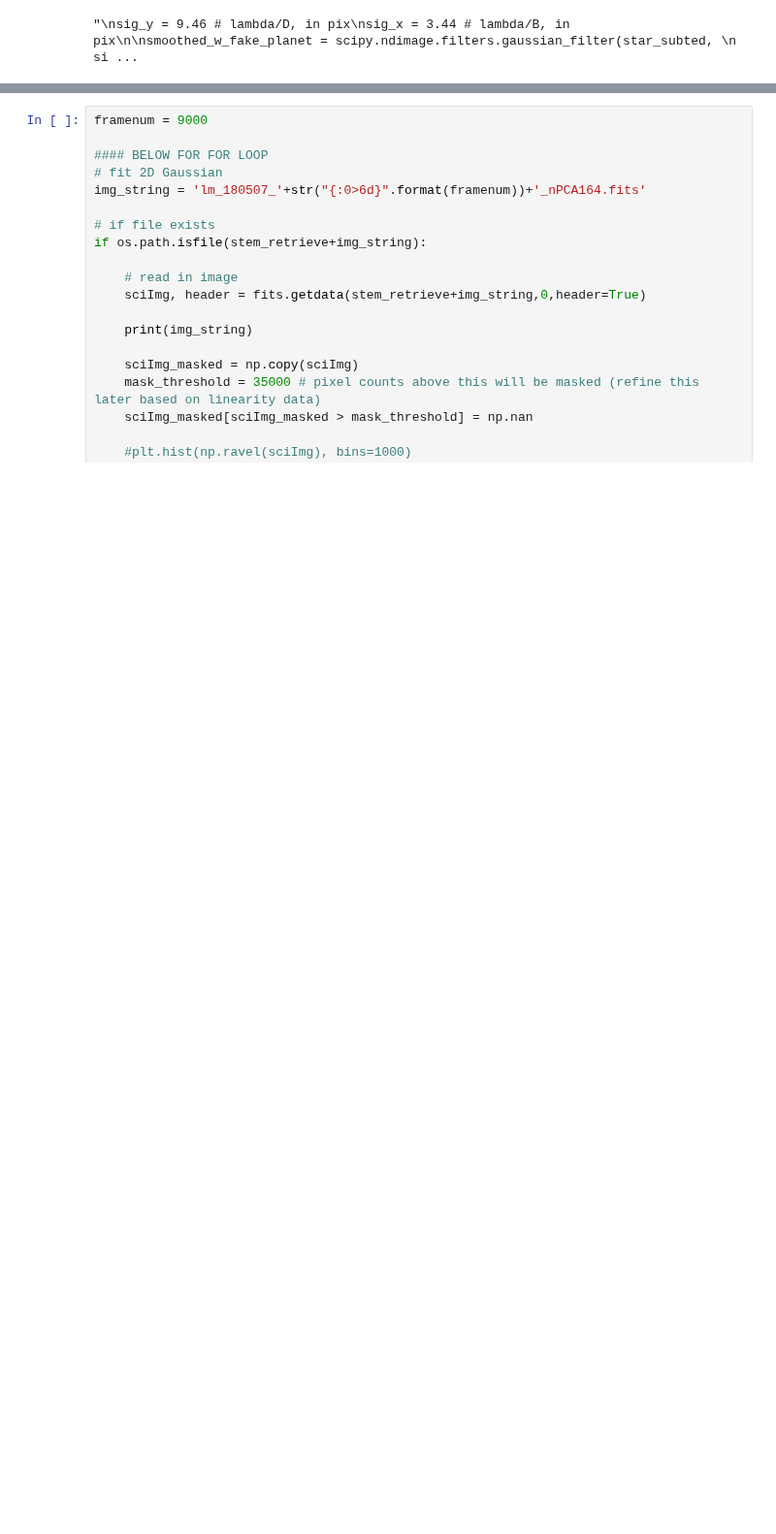
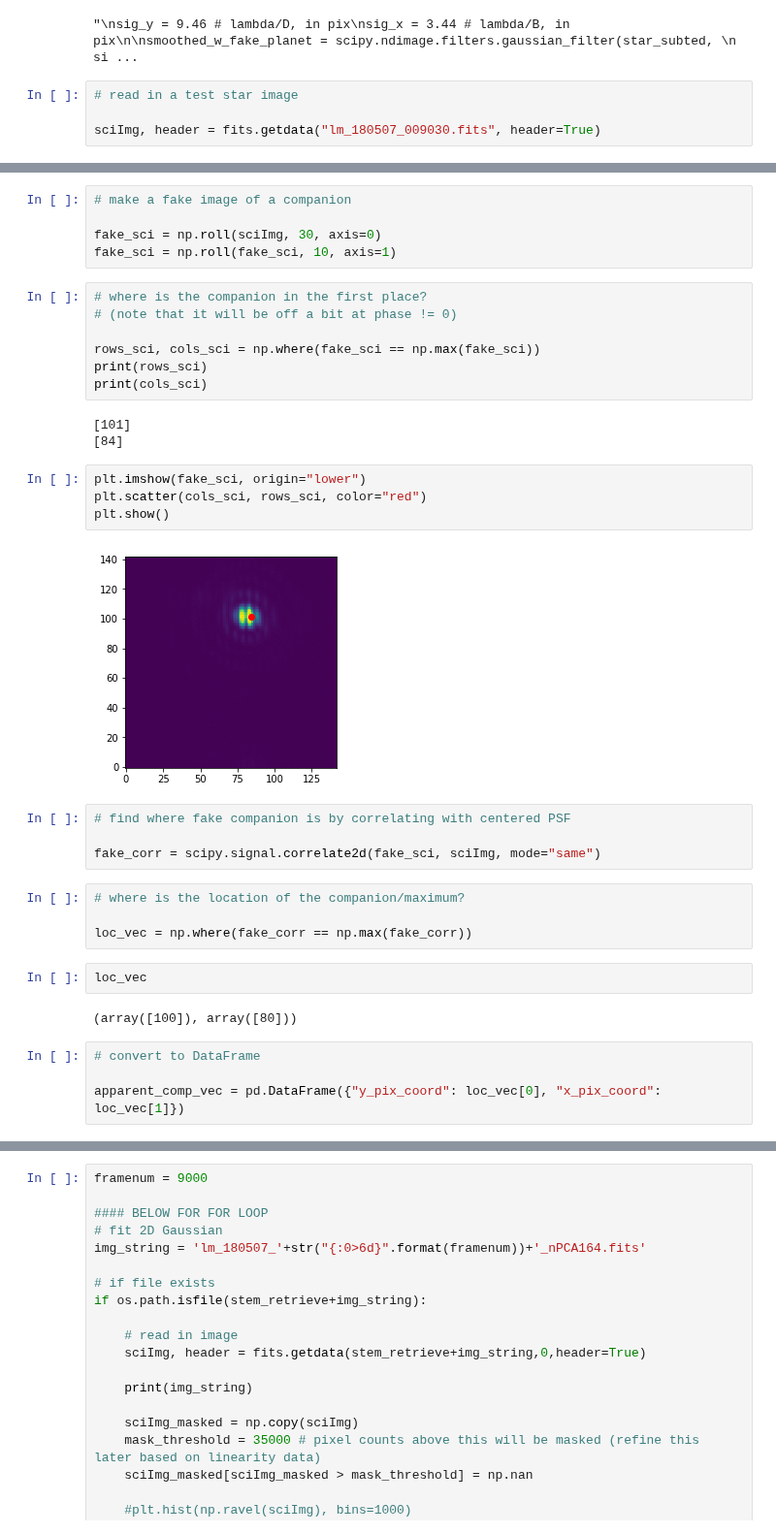
Before and after one commit to mwanakijiji/lbti_altair_fizeau, a Jupyter notebook: detection_draft.ipynb, the cells around one changed output, grey strips where cells are left out. Shown at 97% size. Saved outputs shown, nothing was run; the diff lists cells and outputs as text; blank space fills up the shorter version.

```diff
--- a/detection_draft.ipynb
+++ b/detection_draft.ipynb
@@ -89,3 +87,7 @@ smoothed_wo_fake_planet = scipy.ndimage.filters.gaussian_filter(star_subted_wo_f
 '''
 # %% [output]
 "\nsig_y = 9.46 # lambda/D, in pix\nsig_x = 3.44 # lambda/B, in pix\n\nsmoothed_w_fake_planet = scipy.ndimage.filters.gaussian_filter(star_subted, \n                                                 si ...
+# %%
+# read in a test star image
+
+sciImg, header = fits.getdata("lm_180507_009030.fits", header=True)
@@ -91,0 +108,37 @@ smoothed_wo_fake_planet = scipy.ndimage.filters.gaussian_filter(star_subted_wo_f
+# %%
+# make a fake image of a companion
+
+fake_sci = np.roll(sciImg, 30, axis=0)
+fake_sci = np.roll(fake_sci, 10, axis=1)
+# %%
+# where is the companion in the first place?
+# (note that it will be off a bit at phase != 0)
+
+rows_sci, cols_sci = np.where(fake_sci == np.max(fake_sci))
+print(rows_sci)
+print(cols_sci)
+# %% [output]
+[101]
+[84]
+# %%
+plt.imshow(fake_sci, origin="lower")
+plt.scatter(cols_sci, rows_sci, color="red")
+plt.show()
+# %% [output]
+[figure, added]
+# %%
+# find where fake companion is by correlating with centered PSF
+
+fake_corr = scipy.signal.correlate2d(fake_sci, sciImg, mode="same")
+# %%
+# where is the location of the companion/maximum?
+
+loc_vec = np.where(fake_corr == np.max(fake_corr))
+# %%
+loc_vec
+# %% [output]
+(array([100]), array([80]))
+# %%
+# convert to DataFrame
+
+apparent_comp_vec = pd.DataFrame({"y_pix_coord": loc_vec[0], "x_pix_coord": loc_vec[1]})
```
Also changed, not shown: parts of 17 cells of this notebook, 1 other file.
